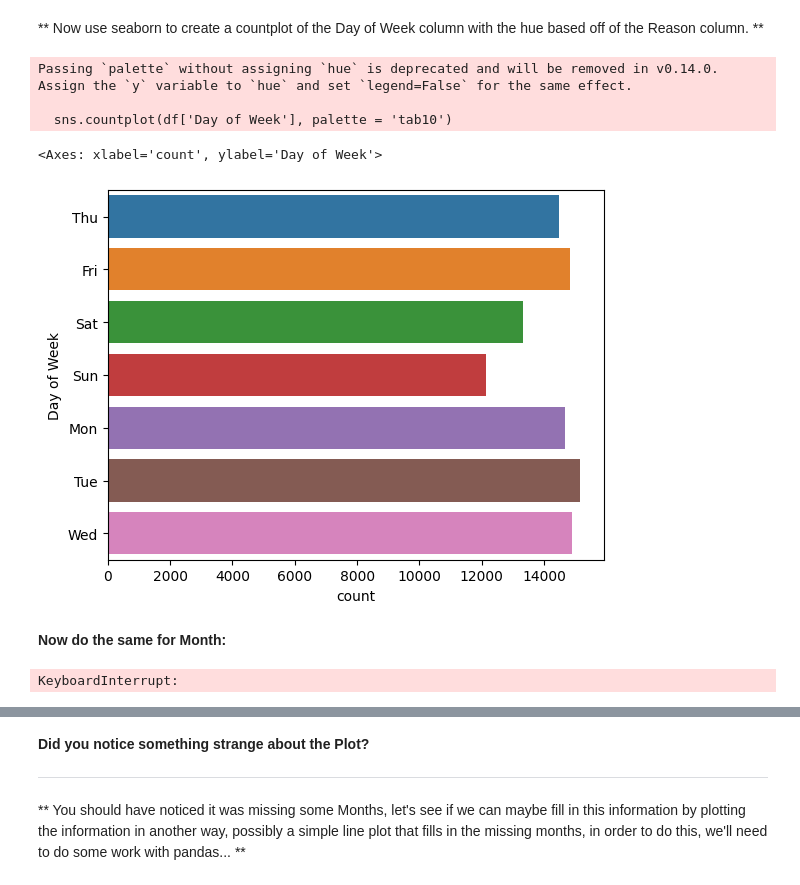
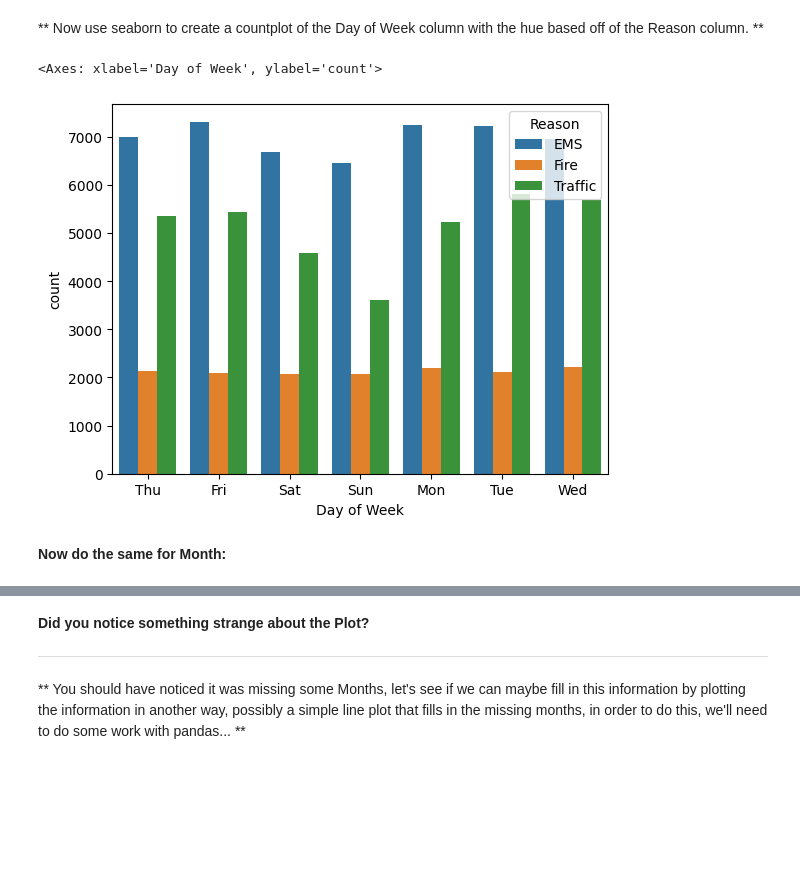
Before and after one commit to craftstl97/911-Calls-Analysis-Project, a Jupyter notebook: 911 Calls Data Project.ipynb, the cells around one changed output, grey strips where cells are left out. Saved outputs shown, nothing was run; the diff lists cells and outputs as text; code cells hidden in the pictures; blank space fills up the shorter version.

```diff
--- a/911 Calls Data Project.ipynb
+++ b/911 Calls Data Project.ipynb
@@ -195,16 +195,9 @@ df['Day of Week'] = df['Day of Week'].map(dmap)
 # %% [markdown]
 ** Now use seaborn to create a countplot of the Day of Week column with the hue based off of the Reason column. **
 # %%
-sns.countplot(df['Day of Week'], palette = 'tab10')
+sns.countplot(x = 'Day of Week', data=df , hue='Reason', palette = 'tab10')
 # %% [output]
-Passing `palette` without assigning `hue` is deprecated and will be removed in v0.14.0. Assign the `y` variable to `hue` and set `legend=False` for the same effect.
-
-  sns.countplot(df['Day of Week'], palette = 'tab10')
+<Axes: xlabel='Day of Week', ylabel='count'>
-<Axes: xlabel='count', ylabel='Day of Week'>
-[figure, old version]
+[figure, new version]
 # %% [markdown]
 **Now do the same for Month:**
-# %%
-sns.countplot(df['Month'])
-# %% [output]
-KeyboardInterrupt:
```
Also changed, not shown: parts of 30 cells of this notebook.
